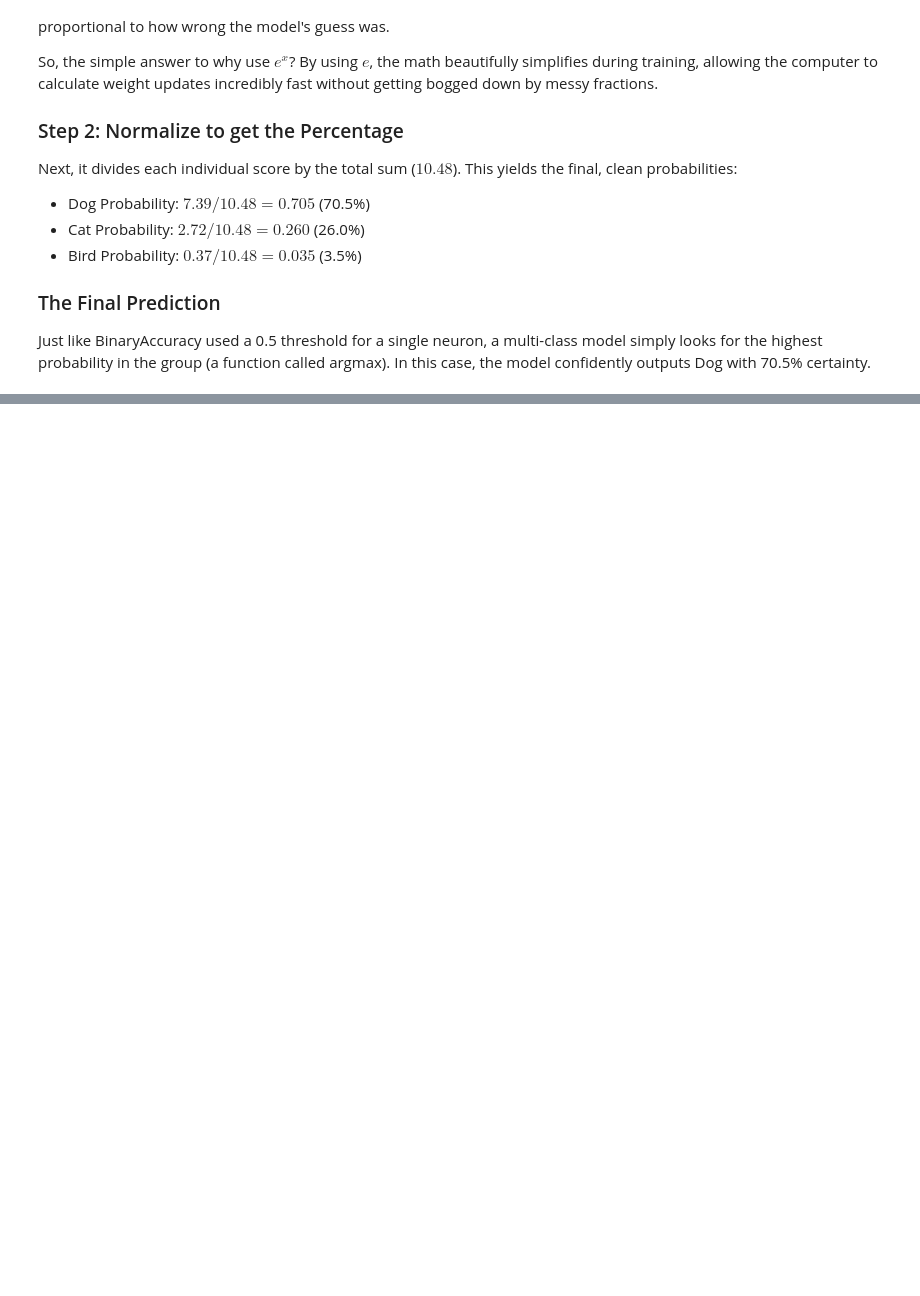
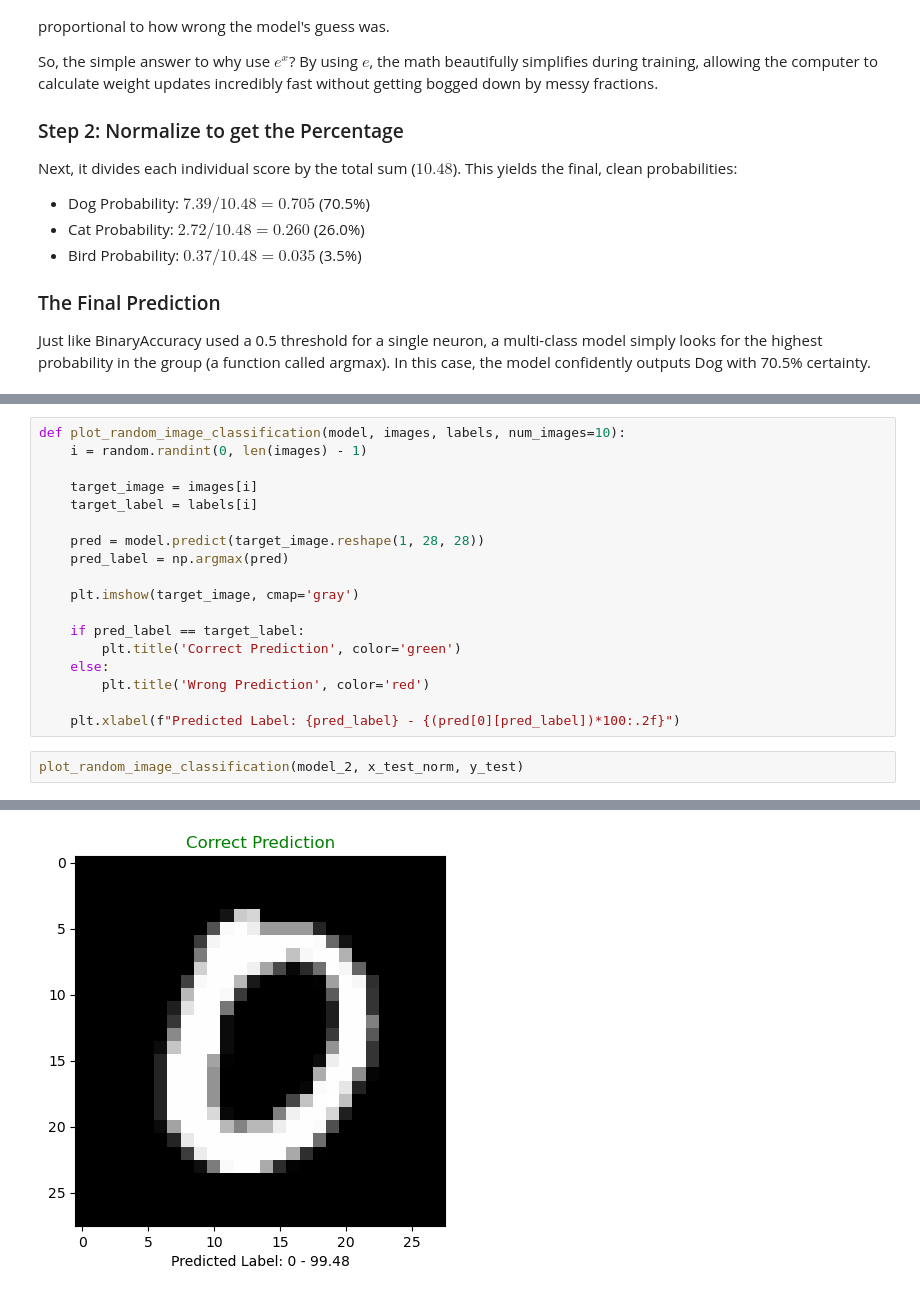
Before and after one commit to RishatTalukder/Deep_Learning_With_Tensorflow, a Jupyter notebook: 3_CLASSIFICATION/2_Multi_Class_Classification.ipynb, the cells around one changed output, grey strips where cells are left out. Drawn from its saved outputs; the diff is of its cells as text; blank space fills up the shorter version.

```diff
--- a/3_CLASSIFICATION/2_Multi_Class_Classification.ipynb
+++ b/3_CLASSIFICATION/2_Multi_Class_Classification.ipynb
@@ -294,0 +666,21 @@ Just like BinaryAccuracy used a 0.5 threshold for a single neuron, a multi-class
+# %%
+def plot_random_image_classification(model, images, labels, num_images=10):
+    i = random.randint(0, len(images) - 1)
+
+    target_image = images[i]
+    target_label = labels[i]
+
+    pred = model.predict(target_image.reshape(1, 28, 28))
+    pred_label = np.argmax(pred)
+
+    plt.imshow(target_image, cmap='gray')
+
+    if pred_label == target_label:
+        plt.title('Correct Prediction', color='green')
+    else:
+        plt.title('Wrong Prediction', color='red')
+
+    plt.xlabel(f"Predicted Label: {pred_label} - {(pred[0][pred_label])*100:.2f}")
+# %%
+plot_random_image_classification(model_2, x_test_norm, y_test)
+# %% [output]
@@ -294,0 +688 @@ Just like BinaryAccuracy used a 0.5 threshold for a single neuron, a multi-class
+[figure, added]
```
Also changed, not shown: parts of 49 cells of this notebook, 2 other files.
